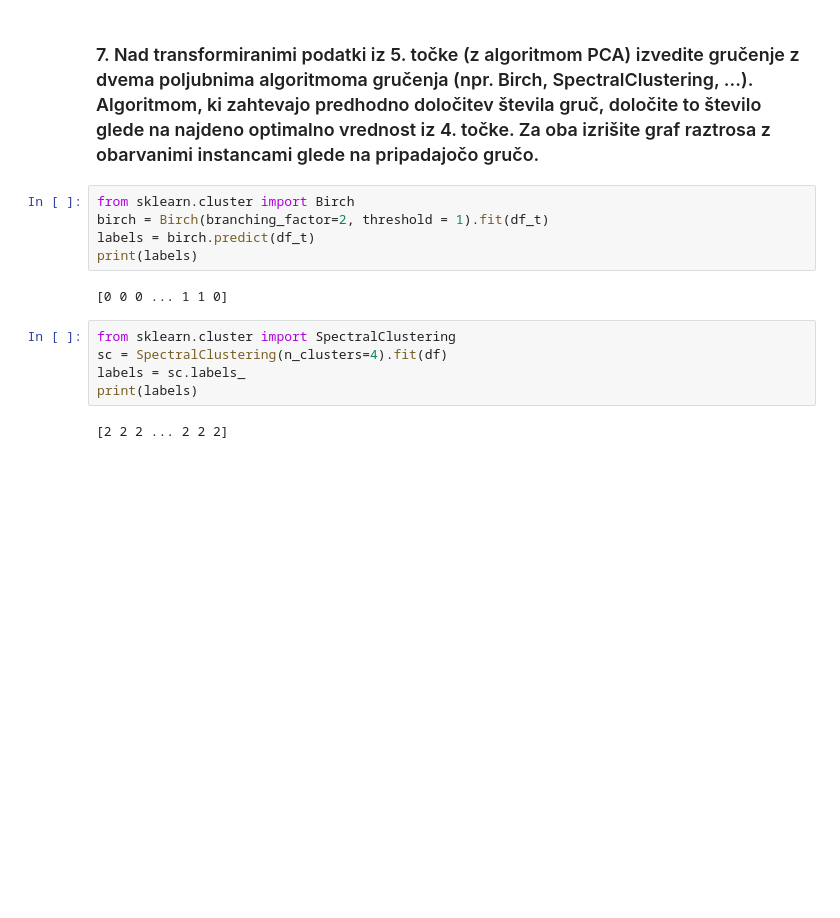
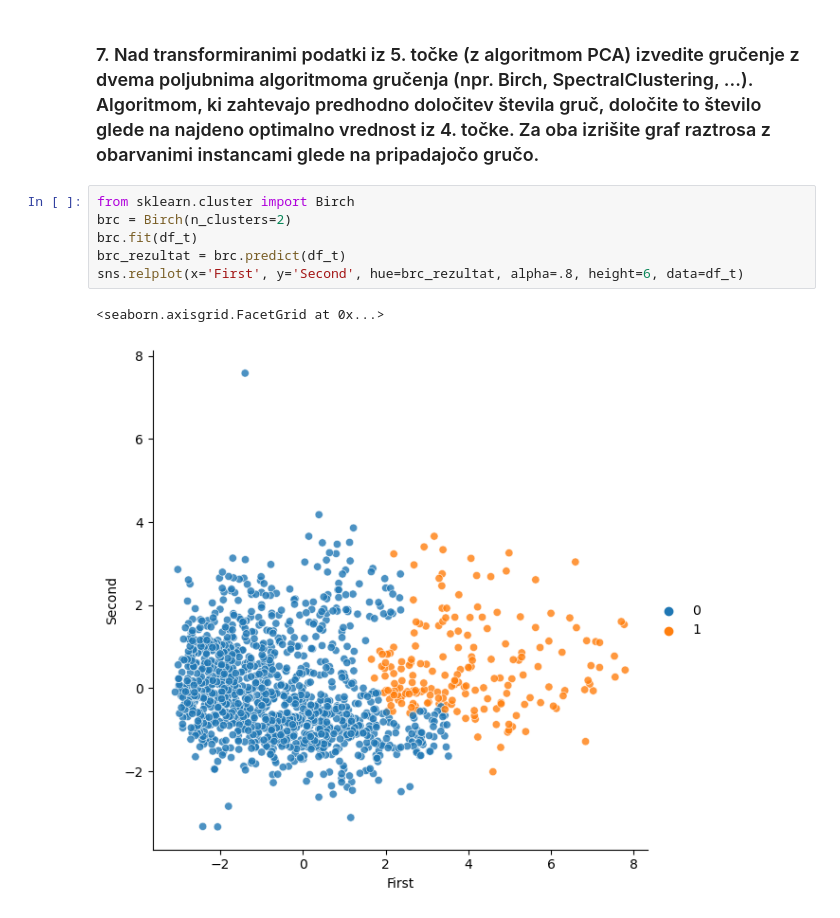
Before and after one commit to perkzen/Data_science_and_ML_notebooks, a Jupyter notebook: 7_vaja/notebook.ipynb, the cells around one changed output. Drawn from its saved outputs; the diff is of its cells as text; blank space fills up the shorter version.

```diff
--- a/7_vaja/notebook.ipynb
+++ b/7_vaja/notebook.ipynb
@@ -177,16 +177,11 @@ sns.relplot(x='First', y='Second', hue=kmeans.labels_, alpha=.8, height=6, data=
 # %% [markdown]
 ### 7. Nad transformiranimi podatki iz 5. točke (z algoritmom PCA) izvedite gručenje z dvema poljubnima algoritmoma gručenja (npr. Birch, SpectralClustering, ...).  Algoritmom, ki zahtevajo predhodno določitev števila gruč, določite to število glede na najdeno optimalno vrednost iz 4. točke. Za oba izrišite graf raztrosa z obarvanimi instancami glede na pripadajočo gručo.
-# %%
-from sklearn.cluster import Birch
-birch = Birch(branching_factor=2, threshold = 1).fit(df_t)
-labels = birch.predict(df_t)
-print(labels)
-# %% [output]
-[0 0 0 ... 1 1 0]
-# %%
-from sklearn.cluster import SpectralClustering
-sc = SpectralClustering(n_clusters=4).fit(df)
-labels = sc.labels_
-print(labels)
-# %% [output]
-[2 2 2 ... 2 2 2]
+# %%
+from sklearn.cluster import Birch
+brc = Birch(n_clusters=2)
+brc.fit(df_t)
+brc_rezultat = brc.predict(df_t)
+sns.relplot(x='First', y='Second', hue=brc_rezultat, alpha=.8, height=6, data=df_t)
+# %% [output]
+<seaborn.axisgrid.FacetGrid at 0x...>
+[figure, added]
```
Also changed, not shown: parts of 6 cells of this notebook.
